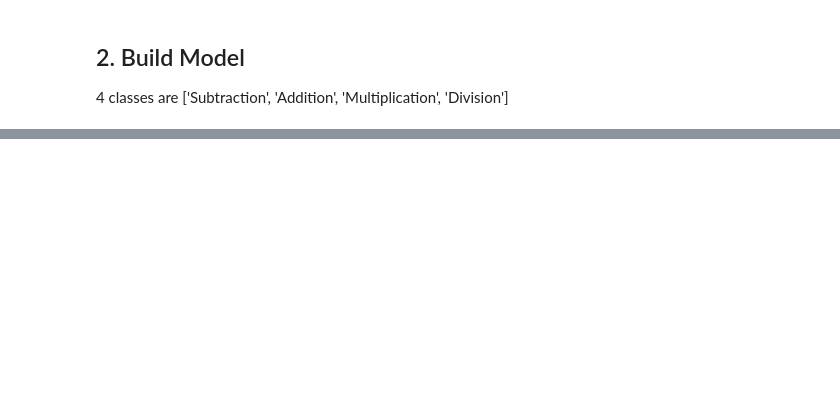
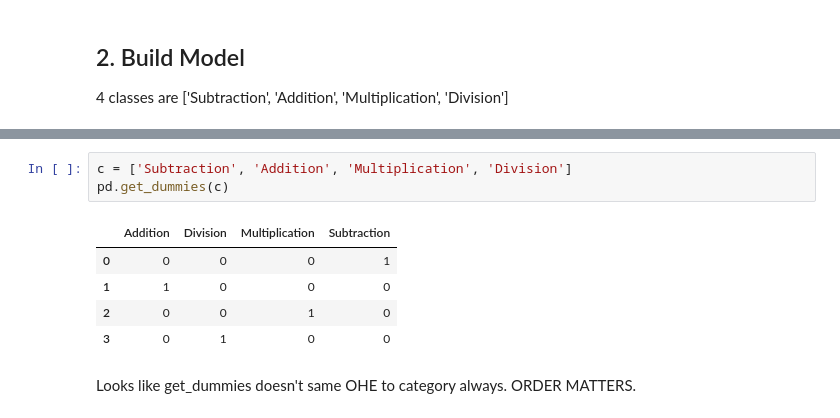
Before and after one commit to aditikilledar/NLP-Numerite-capstone-2022, a Jupyter notebook: MWP/Notebooks/Operation Identification.ipynb, the cells around one changed output, grey strips where cells are left out. Cells and saved outputs as stored; diff of their text form; blank space fills up the shorter version.

```diff
--- a/MWP/Notebooks/Operation Identification.ipynb
+++ b/MWP/Notebooks/Operation Identification.ipynb
@@ -128,0 +171,11 @@ operations = ['Subtraction', 'Addition', 'Multiplication', 'Division']
+# %%
+c = ['Subtraction', 'Addition', 'Multiplication', 'Division']
+pd.get_dummies(c)
+# %% [output]
+|  | Addition | Division | Multiplication | Subtraction |
+| 0 | 0 | 0 | 0 | 1 |
+| 1 | 1 | 0 | 0 | 0 |
+| 2 | 0 | 0 | 1 | 0 |
+| 3 | 0 | 1 | 0 | 0 |
+# %% [markdown]
+Looks like get_dummies doesn't same OHE to category always. ORDER MATTERS.
```
Also changed, not shown: parts of 48 cells of this notebook.
